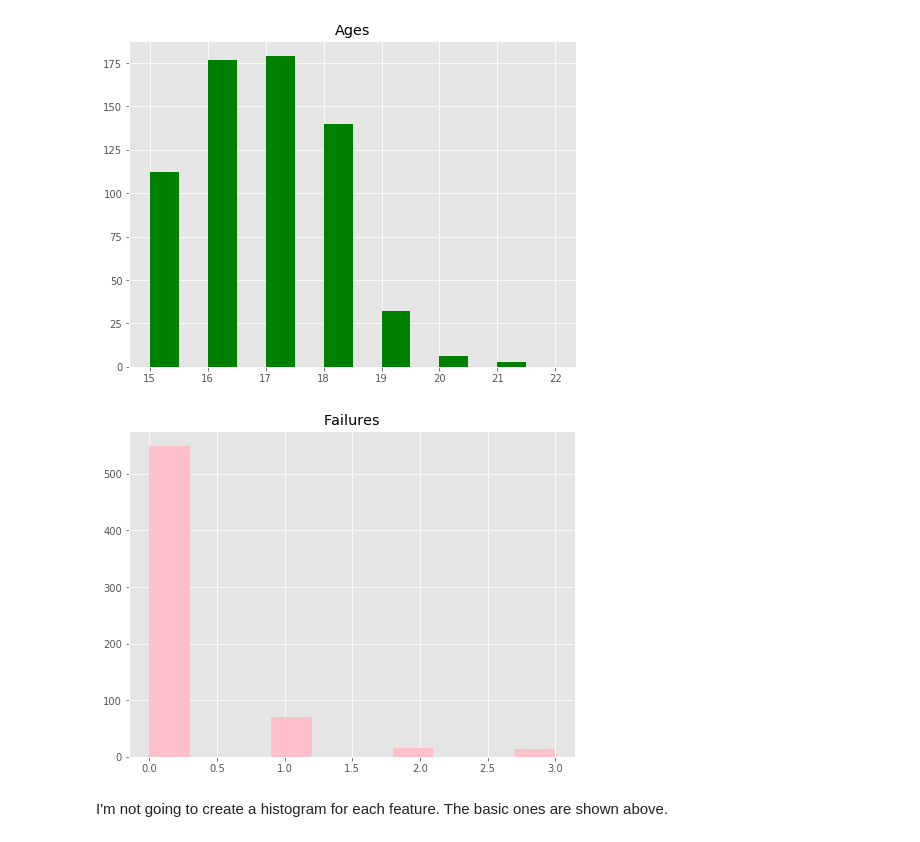
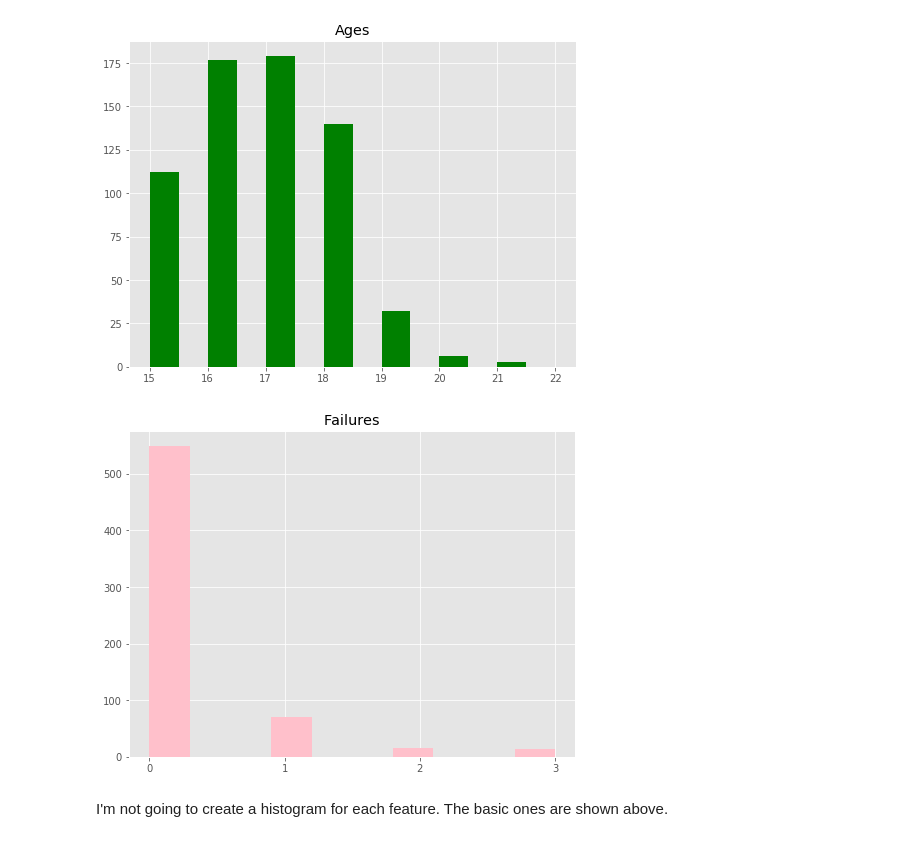
Before and after one commit to neil-ash/Kaggle, a Jupyter notebook: Student_Alcohol_Consumption/Student_EDA.ipynb, the cells around one changed output. Cells and saved outputs as stored; diff of their text form; code cells hidden in the pictures.

```diff
--- a/Student_Alcohol_Consumption/Student_EDA.ipynb
+++ b/Student_Alcohol_Consumption/Student_EDA.ipynb
@@ -68,6 +68,7 @@ False
 # %% [markdown]
 Yay! No missing values
 # %%
+plt.rcParams['figure.figsize'] = [8, 6]
 por.G1.hist()
 plt.title('First Period Grade');
 # %% [output]
@@ -102,9 +103,10 @@ plt.title('Ages');
 [figure]
 # %%
 por.failures.hist(color='pink')
+plt.xticks(range(4))
 plt.title('Failures');
 # %% [output]
-[figure, old version]
+[figure, new version]
 # %% [markdown]
 I'm not going to create a histogram for each feature. The basic ones are shown above.
 # %% [markdown]
```
Also changed, not shown: parts of 35 cells of this notebook.
